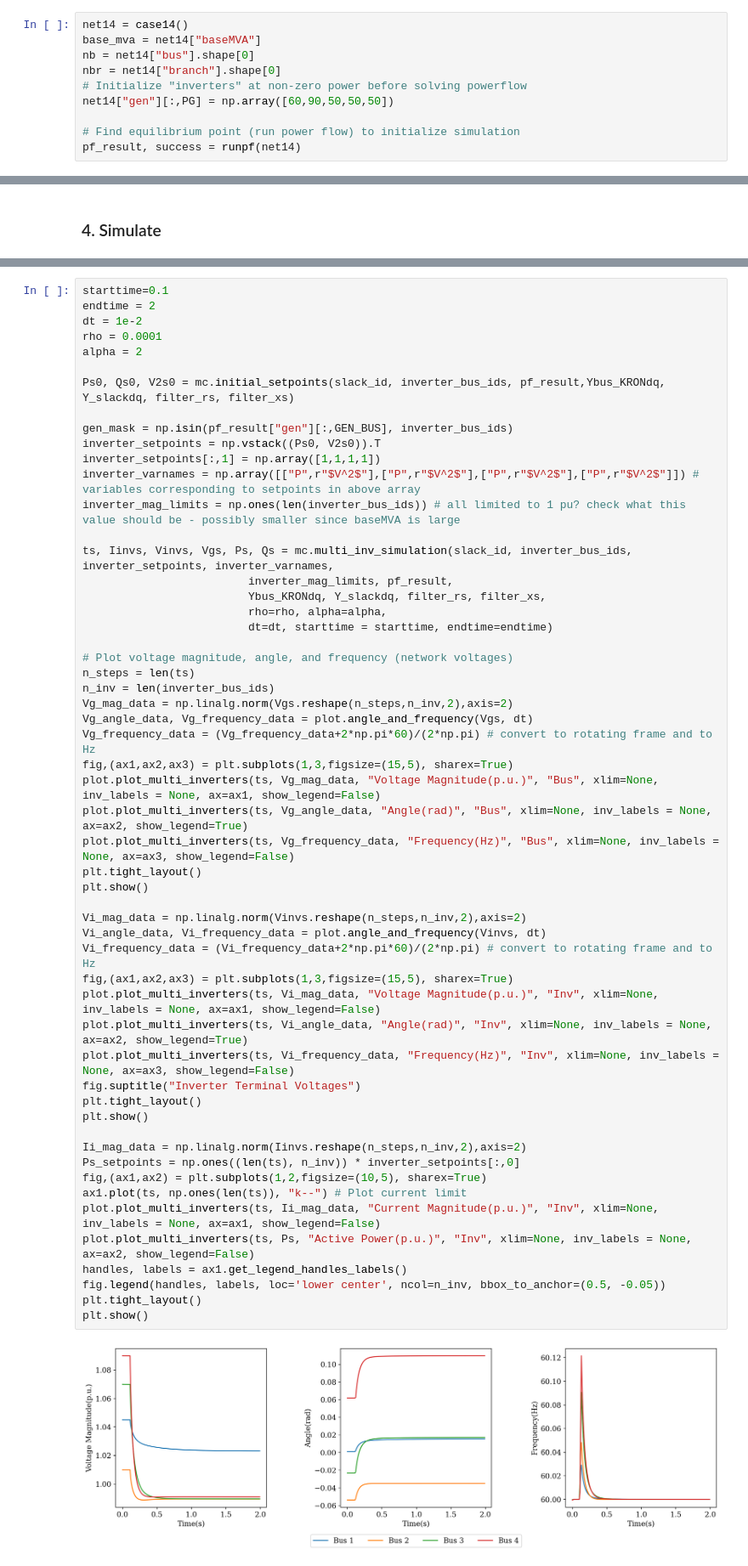
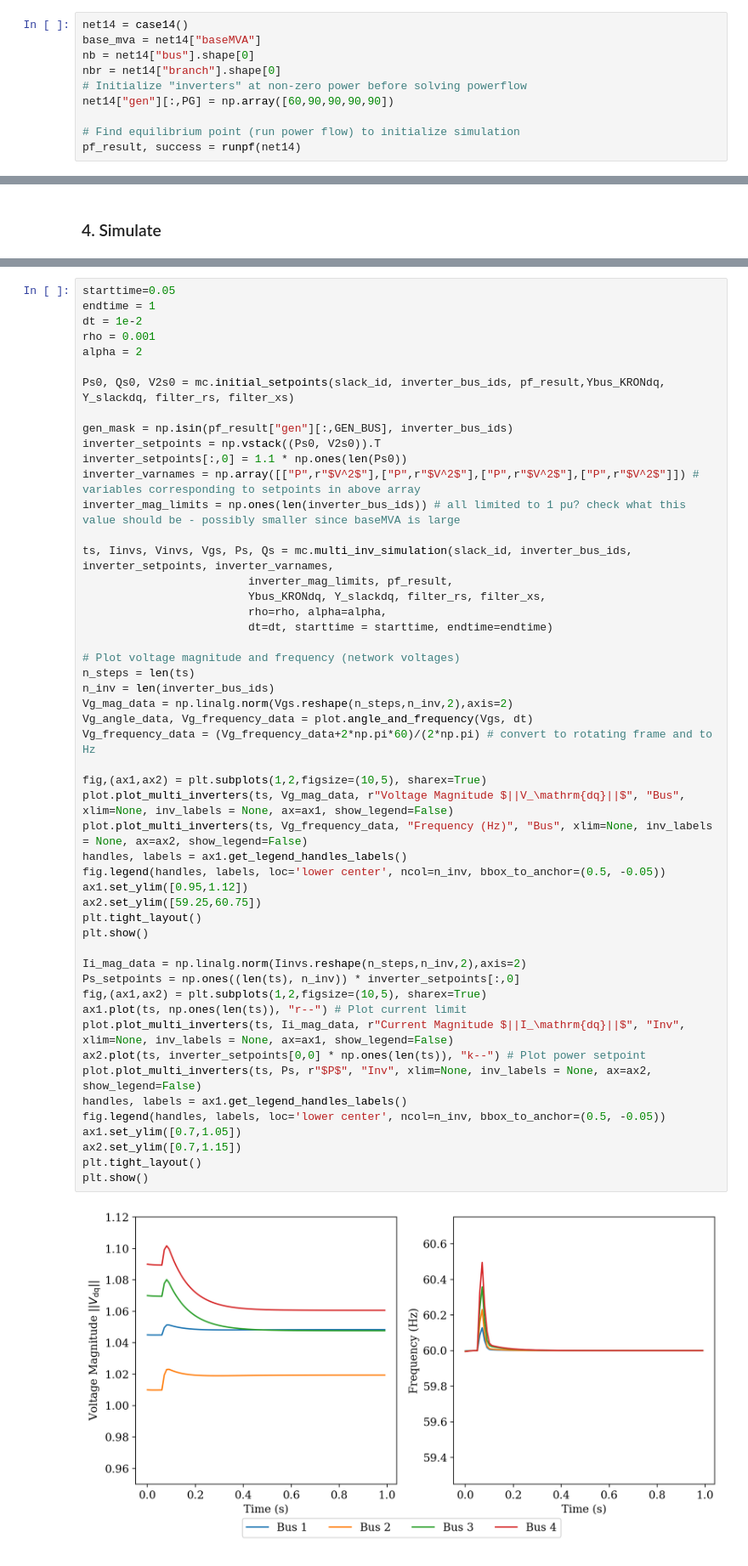
Before and after one commit to lpstreitmatter/Optimal-Safe-Converter-Control, a Jupyter notebook: Optimal_Safe_Converter_Control.ipynb, the cells around one changed output, grey strips where cells are left out. Shown at 85% size. Drawn from its saved outputs; the diff is of its cells as text.

```diff
--- a/Optimal_Safe_Converter_Control.ipynb
+++ b/Optimal_Safe_Converter_Control.ipynb
@@ -177,7 +227,7 @@ base_mva = net14["baseMVA"]
 nb = net14["bus"].shape[0]
 nbr = net14["branch"].shape[0]
 # Initialize "inverters" at non-zero power before solving powerflow
-net14["gen"][:,PG] = np.array([60,90,50,50,50])
+net14["gen"][:,PG] = np.array([60,90,90,90,90])
 
 # Find equilibrium point (run power flow) to initialize simulation
 pf_result, success = runpf(net14)
@@ -219,57 +269,53 @@ Ybus_KRONdq, Y_slackdq = mc.Kron_reduce(Ybus, slack_id-1, inverter_bus_ids-1)
 # %%
-starttime=0.1
-endtime = 2
+starttime=0.05
+endtime = 1
 dt = 1e-2
-rho = 0.0001
+rho = 0.001
 alpha = 2
 
 Ps0, Qs0, V2s0 = mc.initial_setpoints(slack_id, inverter_bus_ids, pf_result,Ybus_KRONdq, Y_slackdq, filter_rs, filter_xs)
 
 gen_mask = np.isin(pf_result["gen"][:,GEN_BUS], inverter_bus_ids)
 inverter_setpoints = np.vstack((Ps0, V2s0)).T
-inverter_setpoints[:,1] = np.array([1,1,1,1])
+inverter_setpoints[:,0] = 1.1 * np.ones(len(Ps0))
 inverter_varnames = np.array([["P",r"$V^2$"],["P",r"$V^2$"],["P",r"$V^2$"],["P",r"$V^2$"]]) # variables corresponding to setpoints in above array
 inverter_mag_limits = np.ones(len(inverter_bus_ids)) # all limited to 1 pu? check what this value should be - possibly smaller since baseMVA is large
 
 ts, Iinvs, Vinvs, Vgs, Ps, Qs = mc.multi_inv_simulation(slack_id, inverter_bus_ids, inverter_setpoints, inverter_varnames,
                          inverter_mag_limits, pf_result,
                          Ybus_KRONdq, Y_slackdq, filter_rs, filter_xs,
                          rho=rho, alpha=alpha,
                          dt=dt, starttime = starttime, endtime=endtime)
 
-# Plot voltage magnitude, angle, and frequency (network voltages)
+# Plot voltage magnitude and frequency (network voltages)
 n_steps = len(ts)
 n_inv = len(inverter_bus_ids)
 Vg_mag_data = np.linalg.norm(Vgs.reshape(n_steps,n_inv,2),axis=2)
 Vg_angle_data, Vg_frequency_data = plot.angle_and_frequency(Vgs, dt)
 Vg_frequency_data = (Vg_frequency_data+2*np.pi*60)/(2*np.pi) # convert to rotating frame and to Hz
-fig,(ax1,ax2,ax3) = plt.subplots(1,3,figsize=(15,5), sharex=True)
-plot.plot_multi_inverters(ts, Vg_mag_data, "Voltage Magnitude(p.u.)", "Bus", xlim=None, inv_labels = None, ax=ax1, show_legend=False)
-plot.plot_multi_inverters(ts, Vg_angle_data, "Angle(rad)", "Bus", xlim=None, inv_labels = None, ax=ax2, show_legend=True)
-plot.plot_multi_inverters(ts, Vg_frequency_data, "Frequency(Hz)", "Bus", xlim=None, inv_labels = None, ax=ax3, show_legend=False)
-plt.tight_layout()
-plt.show()
 
-Vi_mag_data = np.linalg.norm(Vinvs.reshape(n_steps,n_inv,2),axis=2)
-Vi_angle_data, Vi_frequency_data = plot.angle_and_frequency(Vinvs, dt)
-Vi_frequency_data = (Vi_frequency_data+2*np.pi*60)/(2*np.pi) # convert to rotating frame and to Hz
-fig,(ax1,ax2,ax3) = plt.subplots(1,3,figsize=(15,5), sharex=True)
-plot.plot_multi_inverters(ts, Vi_mag_data, "Voltage Magnitude(p.u.)", "Inv", xlim=None, inv_labels = None, ax=ax1, show_legend=False)
-plot.plot_multi_inverters(ts, Vi_angle_data, "Angle(rad)", "Inv", xlim=None, inv_labels = None, ax=ax2, show_legend=True)
-plot.plot_multi_inverters(ts, Vi_frequency_data, "Frequency(Hz)", "Inv", xlim=None, inv_labels = None, ax=ax3, show_legend=False)
-fig.suptitle("Inverter Terminal Voltages")
+fig,(ax1,ax2) = plt.subplots(1,2,figsize=(10,5), sharex=True)
+plot.plot_multi_inverters(ts, Vg_mag_data, r"Voltage Magnitude $||V_\mathrm{dq}||$", "Bus", xlim=None, inv_labels = None, ax=ax1, show_legend=False)
+plot.plot_multi_inverters(ts, Vg_frequency_data, "Frequency (Hz)", "Bus", xlim=None, inv_labels = None, ax=ax2, show_legend=False)
+handles, labels = ax1.get_legend_handles_labels()
+fig.legend(handles, labels, loc='lower center', ncol=n_inv, bbox_to_anchor=(0.5, -0.05))
+ax1.set_ylim([0.95,1.12])
+ax2.set_ylim([59.25,60.75])
 plt.tight_layout()
 plt.show()
 
 Ii_mag_data = np.linalg.norm(Iinvs.reshape(n_steps,n_inv,2),axis=2)
 Ps_setpoints = np.ones((len(ts), n_inv)) * inverter_setpoints[:,0]
 fig,(ax1,ax2) = plt.subplots(1,2,figsize=(10,5), sharex=True)
-ax1.plot(ts, np.ones(len(ts)), "k--") # Plot current limit
-plot.plot_multi_inverters(ts, Ii_mag_data, "Current Magnitude(p.u.)", "Inv", xlim=None, inv_labels = None, ax=ax1, show_legend=False)
-plot.plot_multi_inverters(ts, Ps, "Active Power(p.u.)", "Inv", xlim=None, inv_labels = None, ax=ax2, show_legend=False)
+ax1.plot(ts, np.ones(len(ts)), "r--") # Plot current limit
+plot.plot_multi_inverters(ts, Ii_mag_data, r"Current Magnitude $||I_\mathrm{dq}||$", "Inv", xlim=None, inv_labels = None, ax=ax1, show_legend=False)
+ax2.plot(ts, inverter_setpoints[0,0] * np.ones(len(ts)), "k--") # Plot power setpoint
+plot.plot_multi_inverters(ts, Ps, r"$P$", "Inv", xlim=None, inv_labels = None, ax=ax2, show_legend=False)
 handles, labels = ax1.get_legend_handles_labels()
 fig.legend(handles, labels, loc='lower center', ncol=n_inv, bbox_to_anchor=(0.5, -0.05))
+ax1.set_ylim([0.7,1.05])
+ax2.set_ylim([0.7,1.15])
 plt.tight_layout()
 plt.show()
 # %% [output]
-[figure, old version]
+[figure, new version]
```
Also changed, not shown: parts of 22 cells of this notebook, 3 other files.
